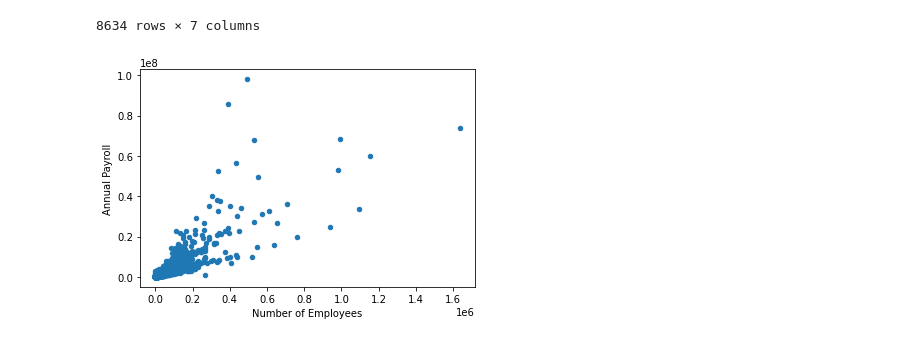
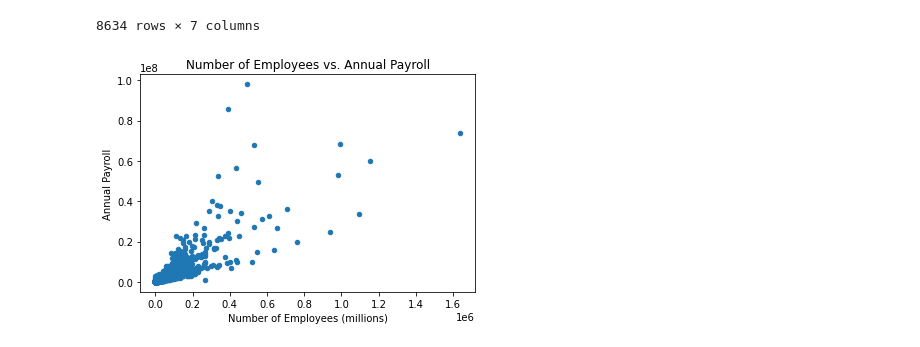
Before and after one commit to Jakob-T13/module-8-assessment, a Jupyter notebook: thunen-notebook.ipynb, the cells around one changed output. Cells and saved outputs as stored; diff of their text form; code cells hidden in the pictures.

Commit message:
first edition of second visualization

```diff
--- a/thunen-notebook.ipynb
+++ b/thunen-notebook.ipynb
@@ -75,11 +75,12 @@ emp_pay = no_totals[['EMP','PAYANN']]
 # %%
 x = np.array(emp_pay.EMP)
 y = np.array(emp_pay.PAYANN)
 
 ax = emp_pay.plot.scatter('EMP','PAYANN')
-ax.set_xlabel('Number of Employees')
+ax.set_xlabel('Number of Employees (millions)')
 ax.set_ylabel('Annual Payroll')
+ax.set_title("Number of Employees vs. Annual Payroll")
 
 plt.show()
 # %% [output]
-[figure, old version]
+[figure, new version]
```
Also changed, not shown: parts of 3 cells of this notebook.
